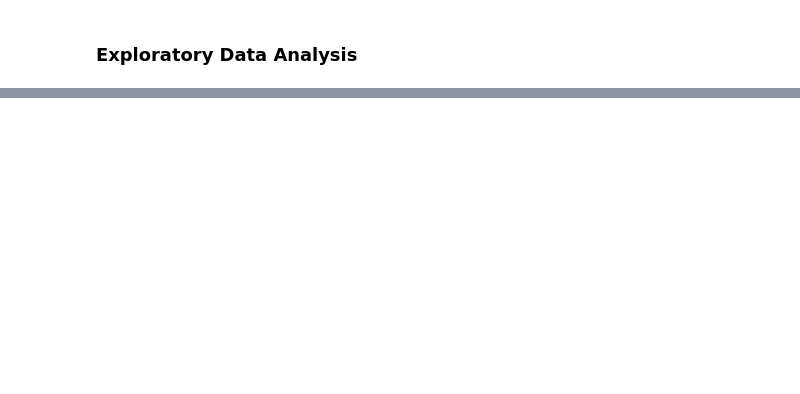
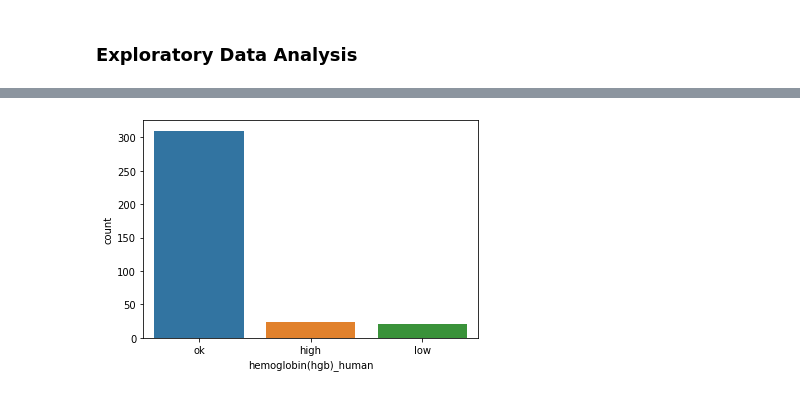
Before and after one commit to Abimbola-ai/Blood-Spectorscopy, a Jupyter notebook: data_cleaning.ipynb, the cells around one changed output, grey strips where cells are left out. Cells and saved outputs as stored; diff of their text form; code cells hidden in the pictures; blank space fills up the shorter version.

```diff
--- a/data_cleaning.ipynb
+++ b/data_cleaning.ipynb
@@ -57,0 +298,4 @@ spectra_skinfatblood = pd.read_csv('Spectra_skinfatblood.csv', index_col=0)
+# %%
+sns.countplot(x = all_data["hemoglobin(hgb)_human"]);
+# %% [output]
+[figure, added]
```
Also changed, not shown: parts of 80 cells of this notebook, 2 other files.
